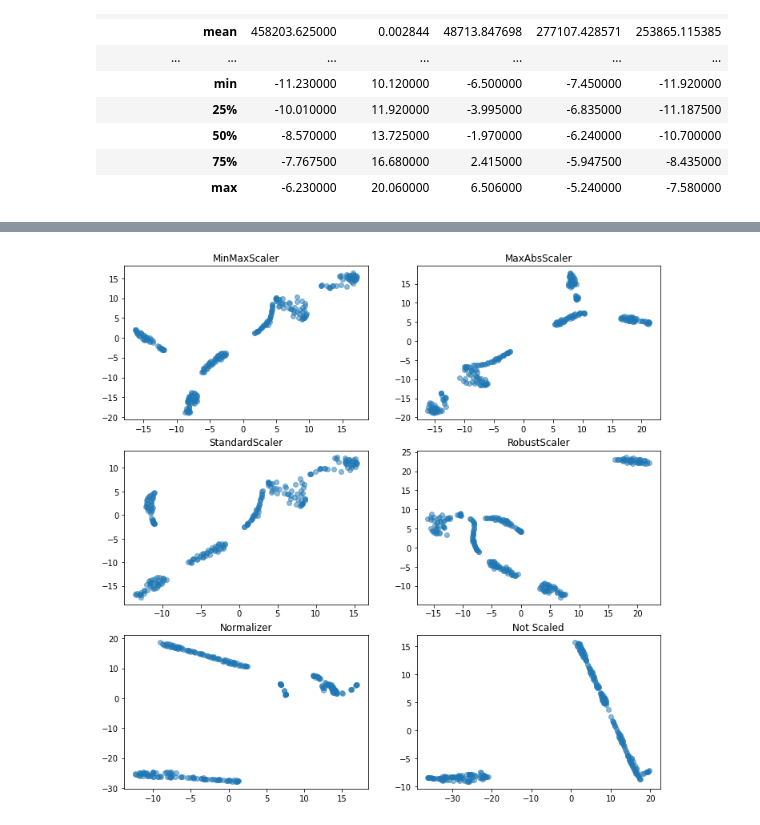
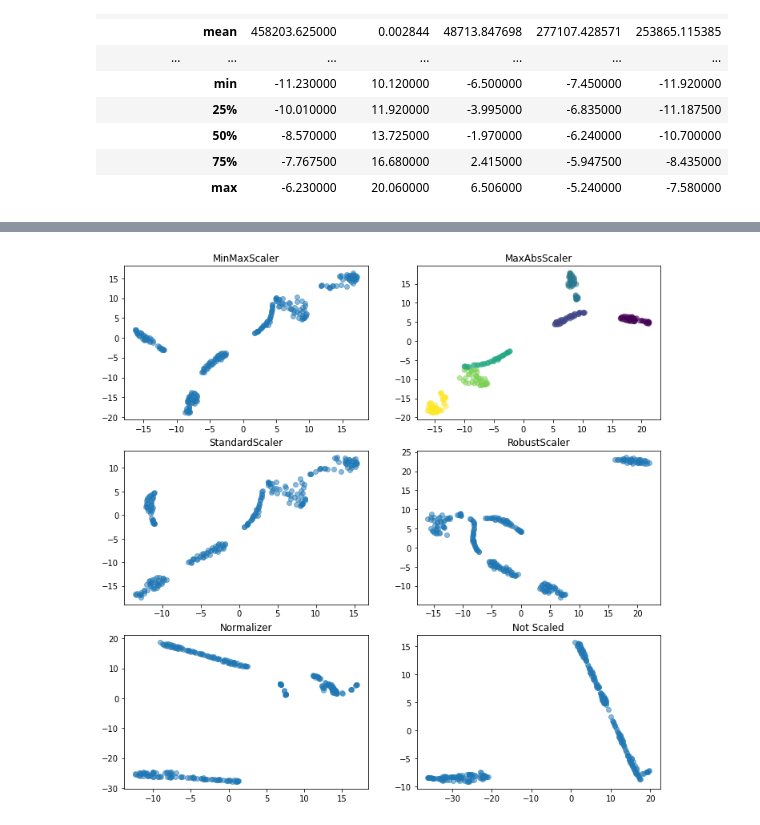
Before and after one commit to DongHyun99/Data_Mining, a Jupyter notebook: Pandas_data_analysis/Scaler 분석(StarTypeEDA).ipynb, the cells around one changed output, grey strips where cells are left out. Drawn from its saved outputs; the diff is of its cells as text; code cells hidden in the pictures.

```diff
--- a/Pandas_data_analysis/Scaler 분석(StarTypeEDA).ipynb
+++ b/Pandas_data_analysis/Scaler 분석(StarTypeEDA).ipynb
@@ -273,30 +273,30 @@ star_tsne = tsne(star)
 # %%
 plt.figure(figsize=(12, 12))
 
 plt.subplot(321)
 plt.scatter(mm_tsne.x, mm_tsne.y, alpha=0.5)
 plt.title('MinMaxScaler')
 
 plt.subplot(322)
-plt.scatter(ma_tsne.x, ma_tsne.y, alpha=0.5)
+plt.scatter(ma_tsne.x, ma_tsne.y, alpha=0.5,c=Type)
 plt.title('MaxAbsScaler')
 
 plt.subplot(323)
 plt.scatter(ss_tsne.x, ss_tsne.y, alpha=0.5)
 plt.title('StandardScaler')
 
 plt.subplot(324)
 plt.scatter(rs_tsne.x, rs_tsne.y, alpha=0.5)
 plt.title('RobustScaler')
 
 plt.subplot(325)
 plt.scatter(no_tsne.x, no_tsne.y, alpha=0.5)
 plt.title('Normalizer')
 
 plt.subplot(326)
 plt.scatter(star_tsne.x, star_tsne.y, alpha=0.5)
 plt.title('Not Scaled')
 
 plt.show()
 # %% [output]
-[figure, old version]
+[figure, new version]
```
Also changed, not shown: parts of 1 cell of this notebook, 5 other files.
